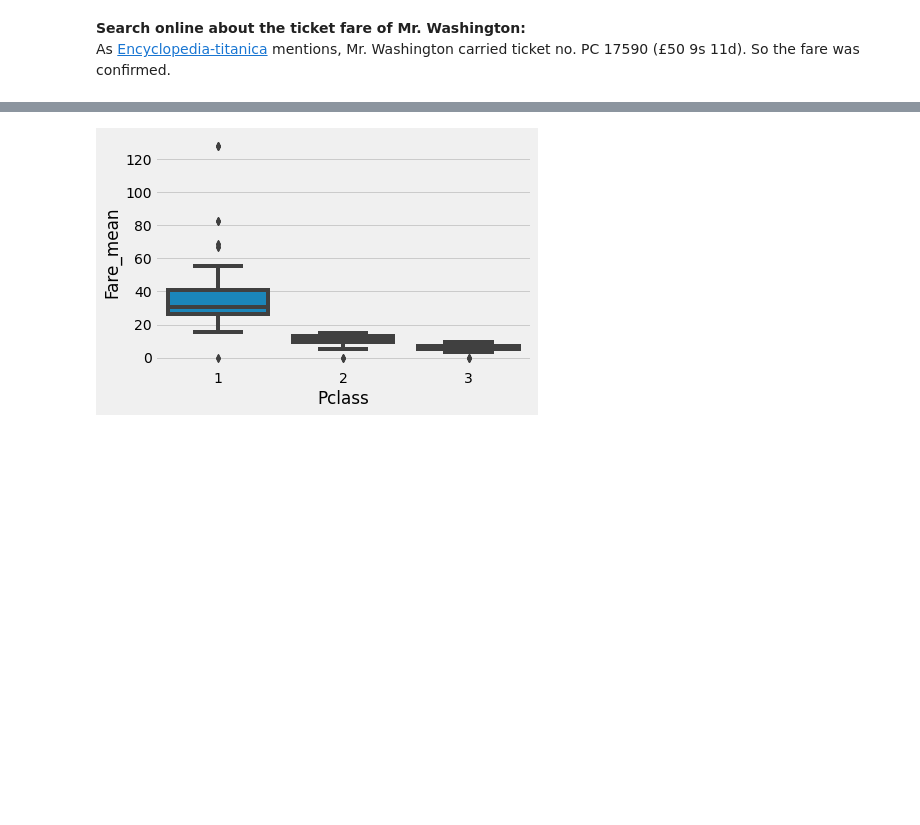
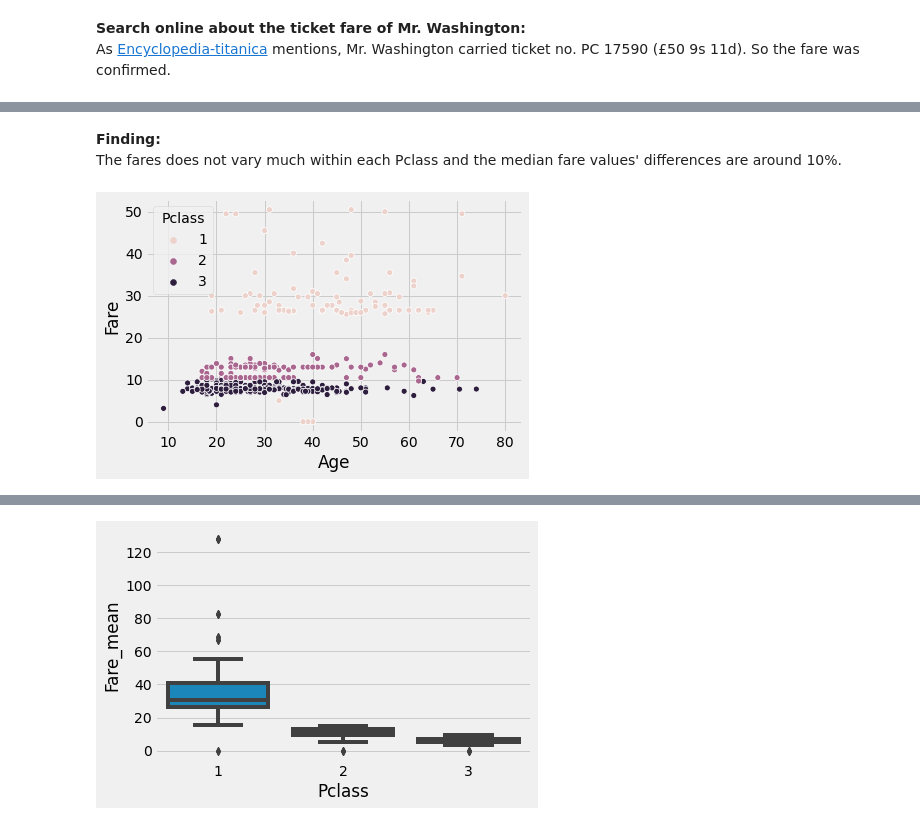
Before and after one commit to Brendalish/titanic, a Jupyter notebook: EDA of Combined Datasets.ipynb, the cells around one changed output, grey strips where cells are left out. Cells and saved outputs as stored; diff of their text form; code cells hidden in the pictures; blank space fills up the shorter version.

```diff
--- a/EDA of Combined Datasets.ipynb
+++ b/EDA of Combined Datasets.ipynb
@@ -527,0 +585,10 @@ full_df.iloc[[451, 490]]
+# %% [markdown]
+**Finding:**
+The fares does not vary much within each Pclass and the median fare values' differences are around 10%.
+# %%
+tickets_not_shared_nonull = tickets_not_shared.dropna(subset=['Age', 'Fare'])
+pclass_values = tickets_not_shared_nonull.Pclass.tolist()
+ax = sns.scatterplot(x='Age', y='Fare', hue=pclass_values, data=tickets_not_shared_nonull, legend='full');
+ax.legend(title='Pclass');
+# %% [output]
+[figure, added]
```
Also changed, not shown: parts of 27 cells of this notebook.
